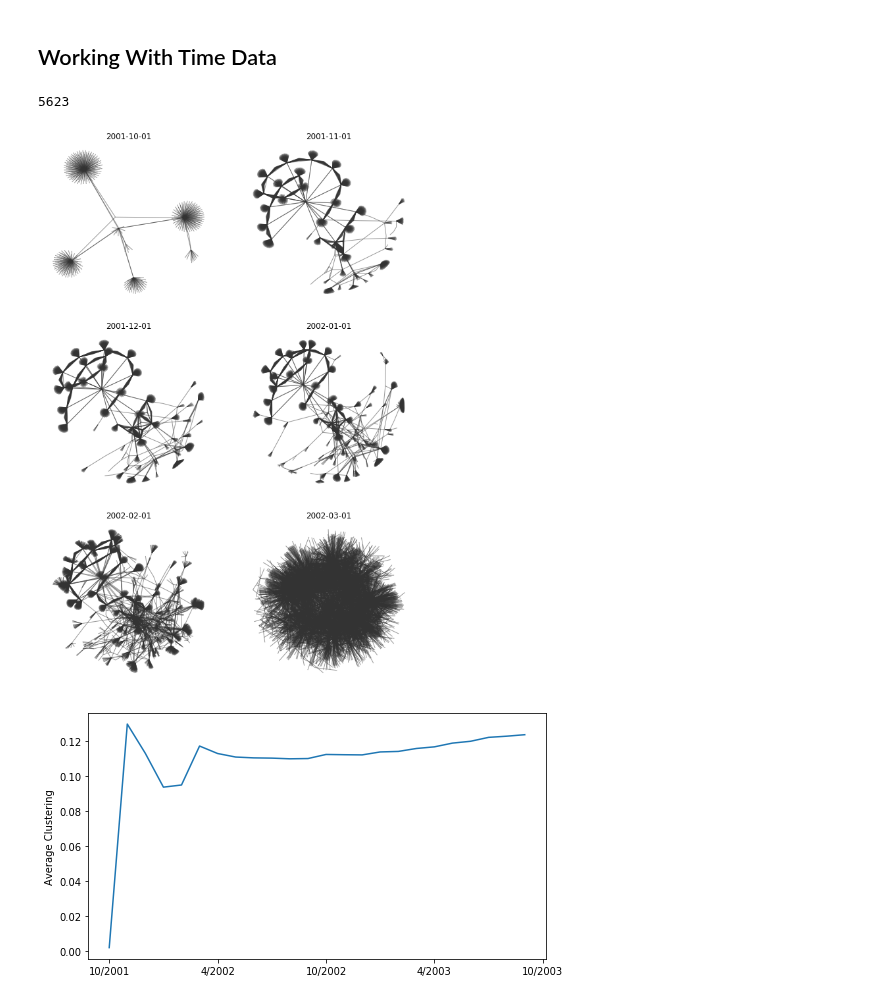
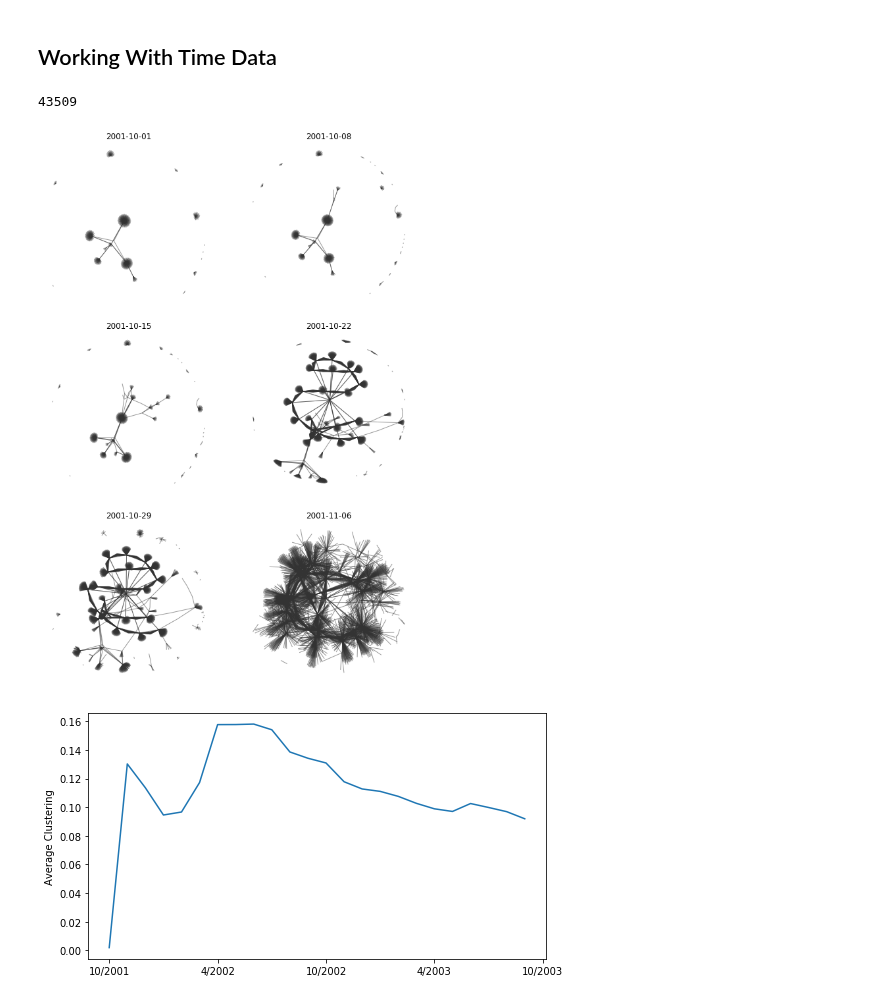
Before and after one commit to PacktPublishing/Network-Science-with-Python-and-NetworkX-Quick-Start-Guide, a Jupyter notebook: Chapter_10.ipynb, the cells around one changed output. Drawn from its saved outputs; the diff is of its cells as text; code cells hidden in the pictures.

```diff
--- a/Chapter_10.ipynb
+++ b/Chapter_10.ipynb
@@ -182,10 +182,11 @@ nx.average_clustering(G_residual)
 # %%
 G_wiki = nx.read_edgelist(
     data_dir / 'ligtenberg2017' / 'wikilinks.csv',
-    data=[('begin', int), ('end', int)])
+    data=[('begin', int), ('end', int)],
+    create_using=nx.MultiGraph)
 len(G_wiki)
 # %% [output]
-5623
+43509
 # %%
 import datetime
 import time
@@ -196,38 +197,38 @@ def get_snapshot(G, date):
     # Find edges that existed during timestamp
     snapshot_edges = []
     for e in G.edges:
-        if G.edges[e]['begin'] <= timestamp and G_wiki.edges[e]['end'] >= timestamp:
+        if G.edges[e]['begin'] <= timestamp and G.edges[e]['end'] >= timestamp:
             snapshot_edges.append(e)
     # Create network from edges
-    return G.edge_subgraph(snapshot_edges)
+    return nx.Graph(G.edge_subgraph(snapshot_edges))
 # %%
 # Specify the dates to visualize
 dates = [
     '2001-10-01',
-    '2001-11-01',
-    '2001-12-01',
-    '2002-01-01',
-    '2002-02-01',
-    '2002-03-01',
+    '2001-10-08',
+    '2001-10-15',
+    '2001-10-22',
+    '2001-10-29',
+    '2001-11-06',
 ]
 
 # Create a figure
 plt.figure(figsize=(10, 15))
 # Visualize the network for each date
 pos = None
 for i, date in enumerate(reversed(dates)):
     # Get a snapshot of the network
     G = get_snapshot(G_wiki, date)
-    G = G.subgraph(max(nx.connected_components(G), key=len))
     # Create a subplot
     plt.subplot(3, 2, 6 - i)
     plt.title(date)
     # Calculate the layout
     pos = nx.spring_layout(G, pos=pos, k=0.09)
     # Visualize
-    nx.draw_networkx(G, pos=pos, alpha=0.5, edge_color='#333333', node_size=0, with_labels=False)
+    nx.draw_networkx(
+        G, pos=pos, alpha=0.5, edge_color='#333333', node_size=0, with_labels=False)
 # %% [output]
-[figure, old version]
+[figure, new version]
 # %%
 year = 2001
 month = 10
@@ -256,4 +257,4 @@ plt.xticks(
     ['10/2001', '4/2002', '10/2002', '4/2003', '10/2003'])
 plt.tight_layout()
 # %% [output]
-[figure, old version]
+[figure, new version]
```
Also changed, not shown: parts of 1 cell of this notebook.
